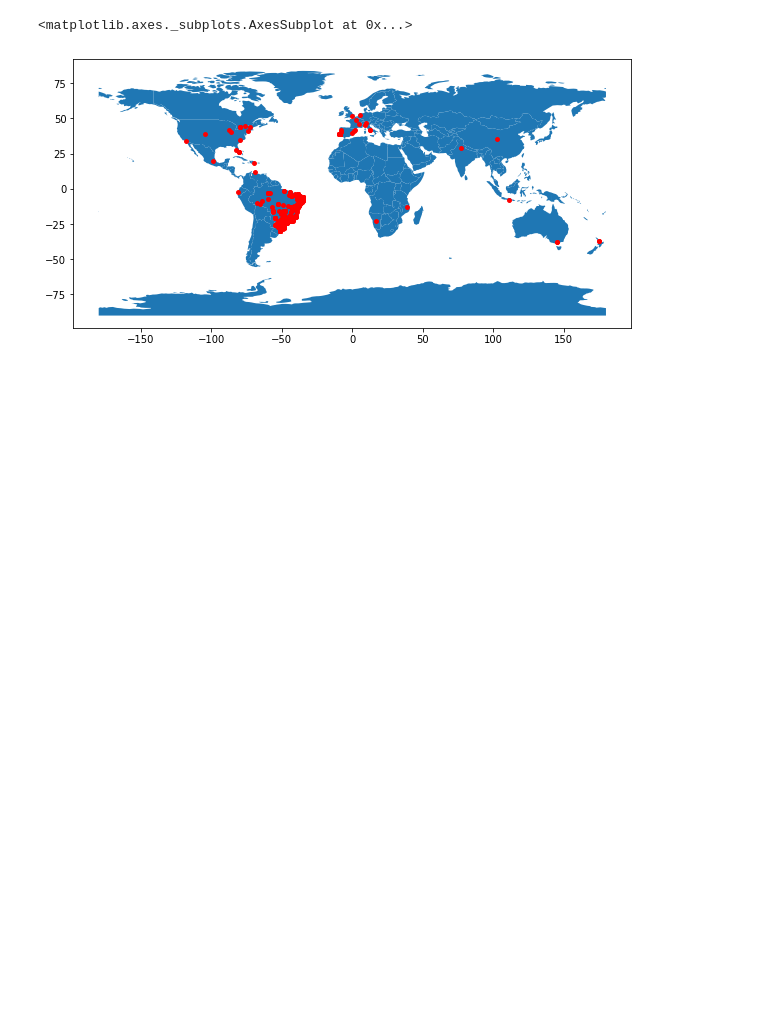
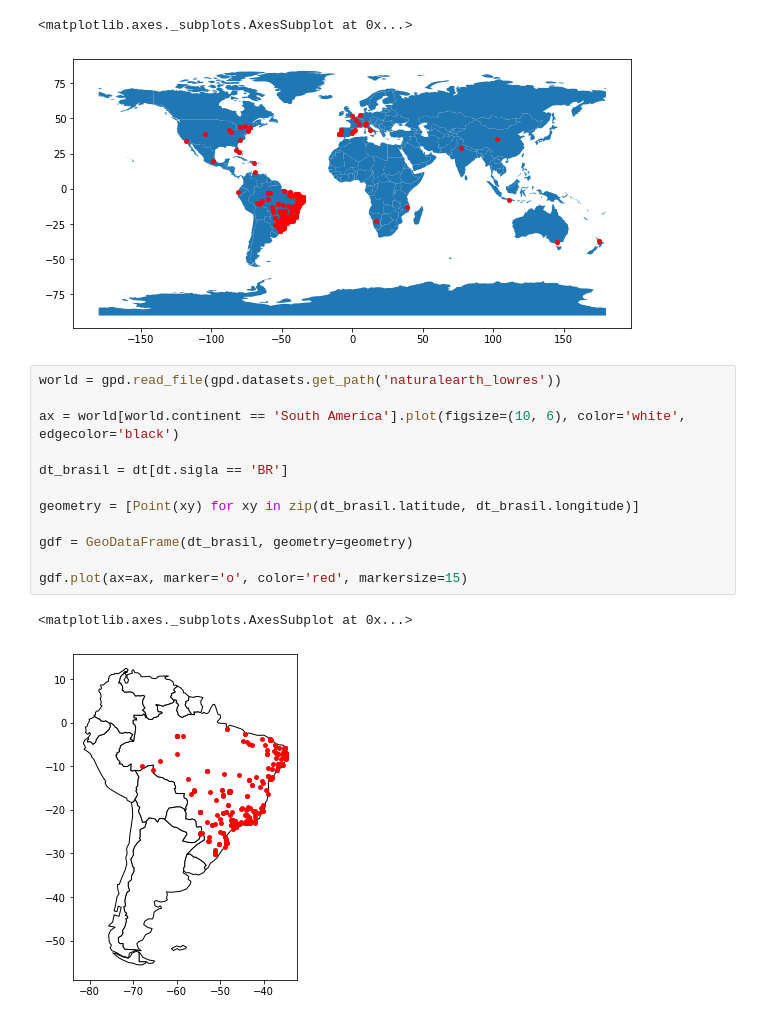
Before and after one commit to paulosalvatore/Ocean_CienciaDados_23_02_2021, a Jupyter notebook: Ocean_CienciaDados_23_02_2021.ipynb, the cells around one changed output. Drawn from its saved outputs; the diff is of its cells as text; blank space fills up the shorter version.

```diff
--- a/Ocean_CienciaDados_23_02_2021.ipynb
+++ b/Ocean_CienciaDados_23_02_2021.ipynb
@@ -588,3 +588,18 @@ gdf.plot(ax=world.plot(figsize=(10, 6)), marker='o', color='red', markersize=15)
 # %% [output]
 <matplotlib.axes._subplots.AxesSubplot at 0x...>
 [figure]
+# %%
+world = gpd.read_file(gpd.datasets.get_path('naturalearth_lowres'))
+
+ax = world[world.continent == 'South America'].plot(figsize=(10, 6), color='white', edgecolor='black')
+
+dt_brasil = dt[dt.sigla == 'BR']
+
+geometry = [Point(xy) for xy in zip(dt_brasil.latitude, dt_brasil.longitude)]
+
+gdf = GeoDataFrame(dt_brasil, geometry=geometry)
+
+gdf.plot(ax=ax, marker='o', color='red', markersize=15)
+# %% [output]
+<matplotlib.axes._subplots.AxesSubplot at 0x...>
+[figure, added]
```
Also changed, not shown: parts of 10 cells of this notebook.
